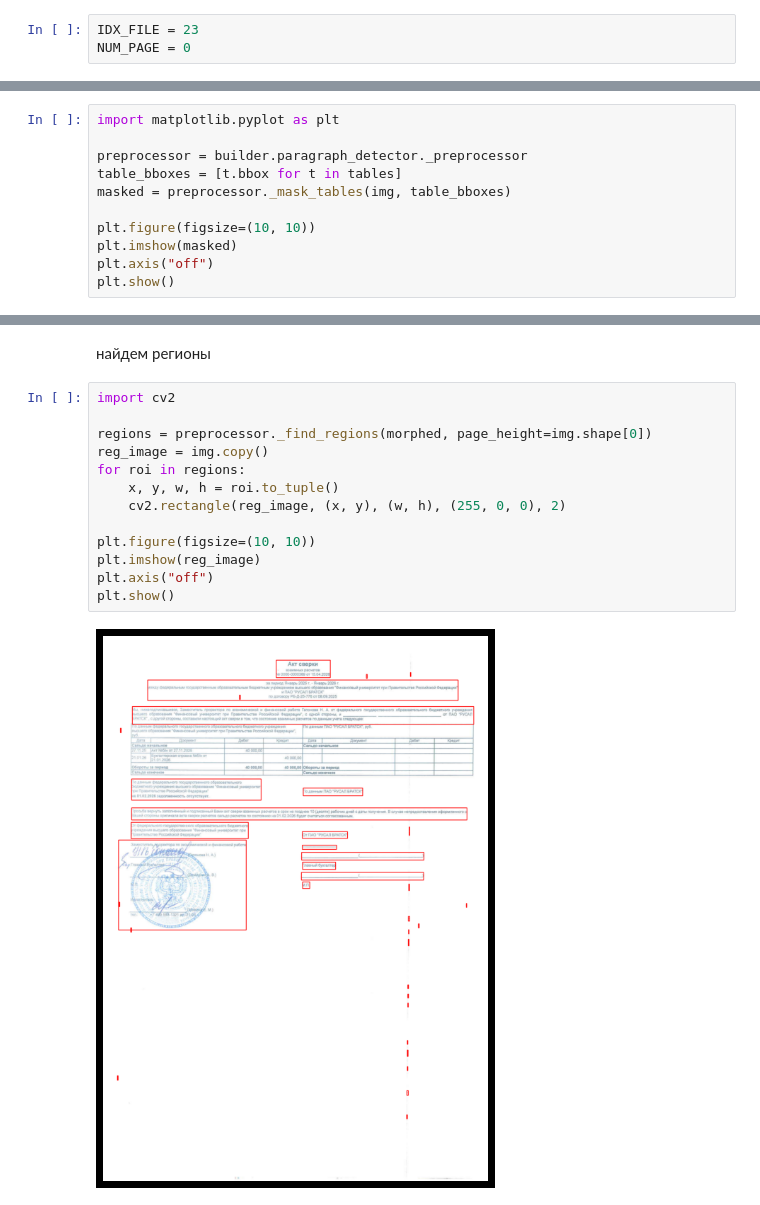
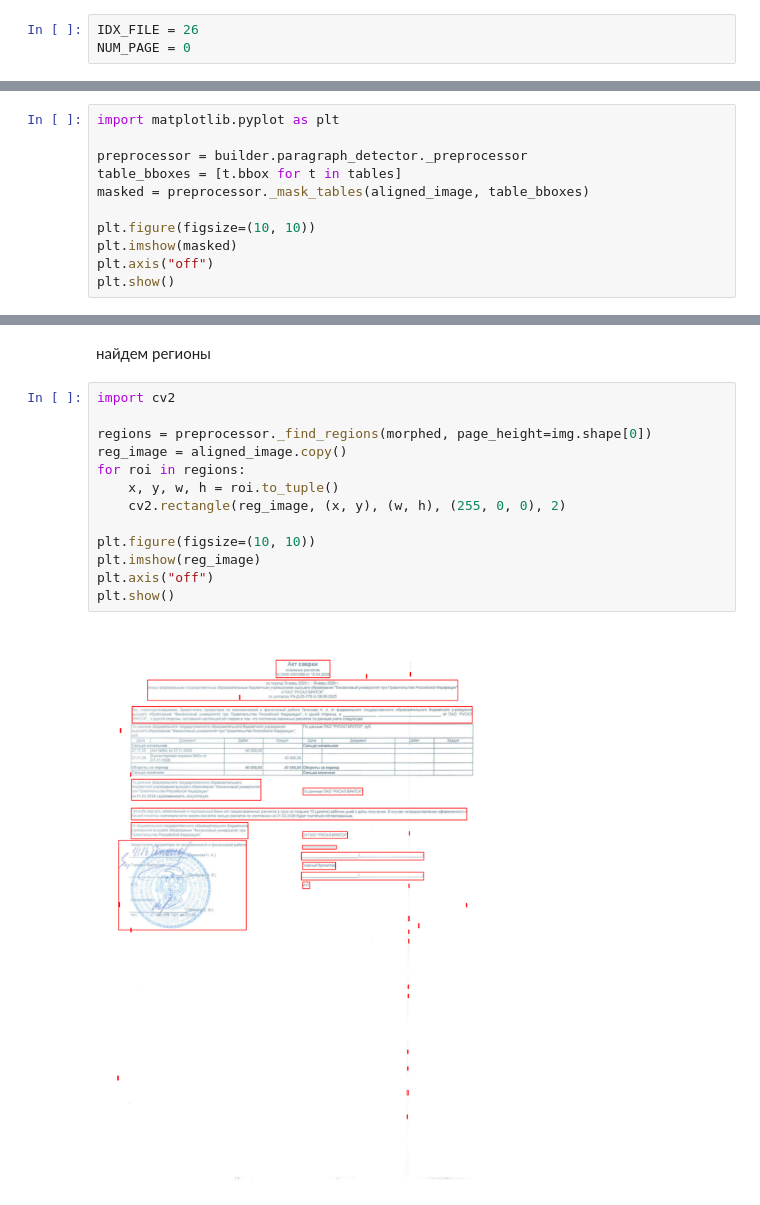
Before and after one commit to SergeyKrasnoslobodtsev/recon_vision, a Jupyter notebook: notebooks/test_detect_paragrap.ipynb, the cells around one changed output, grey strips where cells are left out. Drawn from its saved outputs; the diff is of its cells as text.

```diff
--- a/notebooks/test_detect_paragrap.ipynb
+++ b/notebooks/test_detect_paragrap.ipynb
@@ -30,5 +30,5 @@ for i, file in enumerate(files):
 # %%
-IDX_FILE = 23
+IDX_FILE = 26
 NUM_PAGE = 0
 # %%
 file = files[IDX_FILE]
@@ -84,7 +84,7 @@ import matplotlib.pyplot as plt
 
 preprocessor = builder.paragraph_detector._preprocessor
 table_bboxes = [t.bbox for t in tables]
-masked = preprocessor._mask_tables(img, table_bboxes)
+masked = preprocessor._mask_tables(aligned_image, table_bboxes)
 
 plt.figure(figsize=(10, 10))
 plt.imshow(masked)
@@ -119,18 +119,18 @@ plt.show()
 # %%
 import cv2
 
 regions = preprocessor._find_regions(morphed, page_height=img.shape[0])
-reg_image = img.copy()
+reg_image = aligned_image.copy()
 for roi in regions:
     x, y, w, h = roi.to_tuple()
     cv2.rectangle(reg_image, (x, y), (w, h), (255, 0, 0), 2)
 
 plt.figure(figsize=(10, 10))
 plt.imshow(reg_image)
 plt.axis("off")
 plt.show()
 # %% [output]
-[figure, old version]
+[figure, new version]
 # %%
 paragraphs_mapper = detector._map_ocr_to_regions(filtered_ocr, regions, median_row_height * 0.5)
 
```
Also changed, not shown: parts of 8 cells of this notebook, 16 other files.
